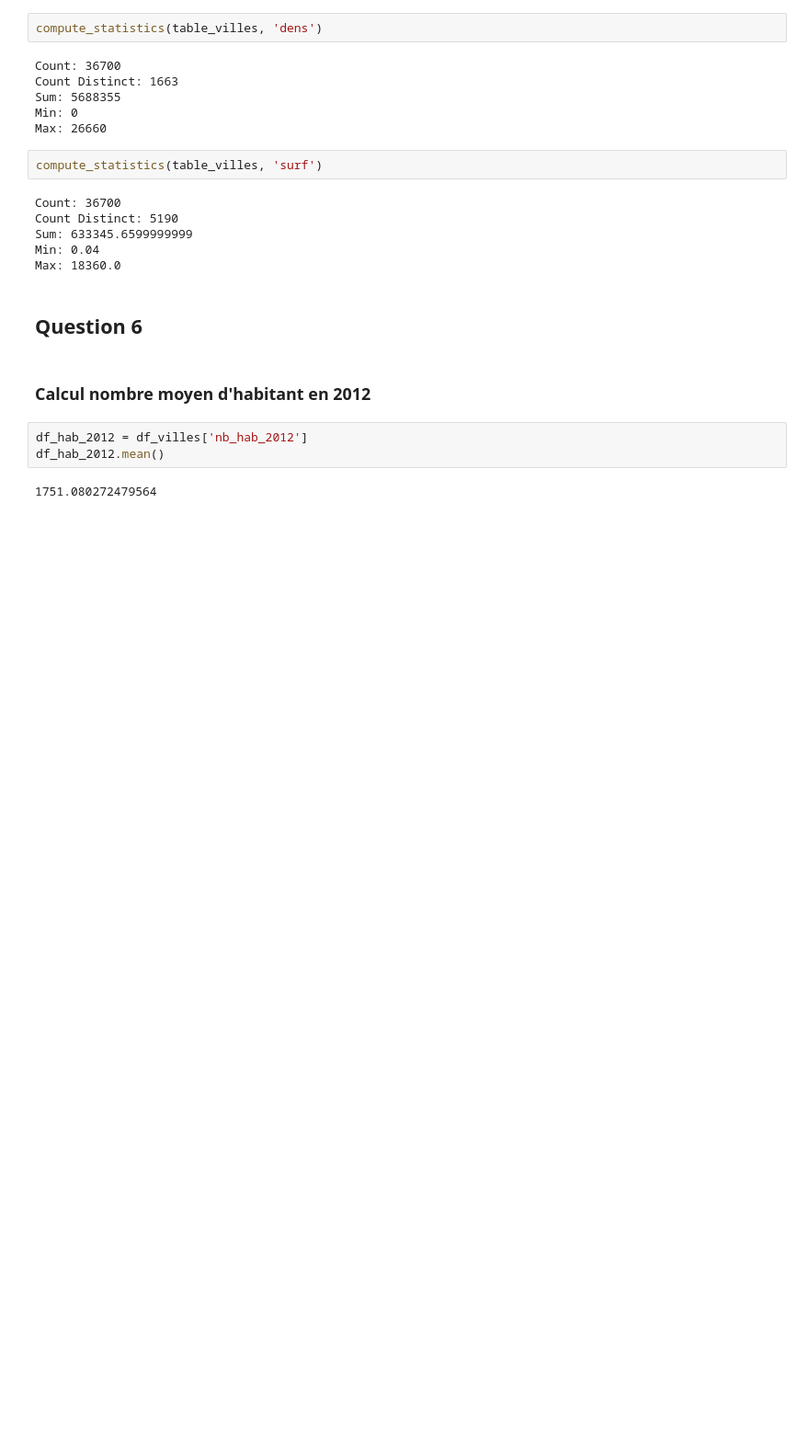
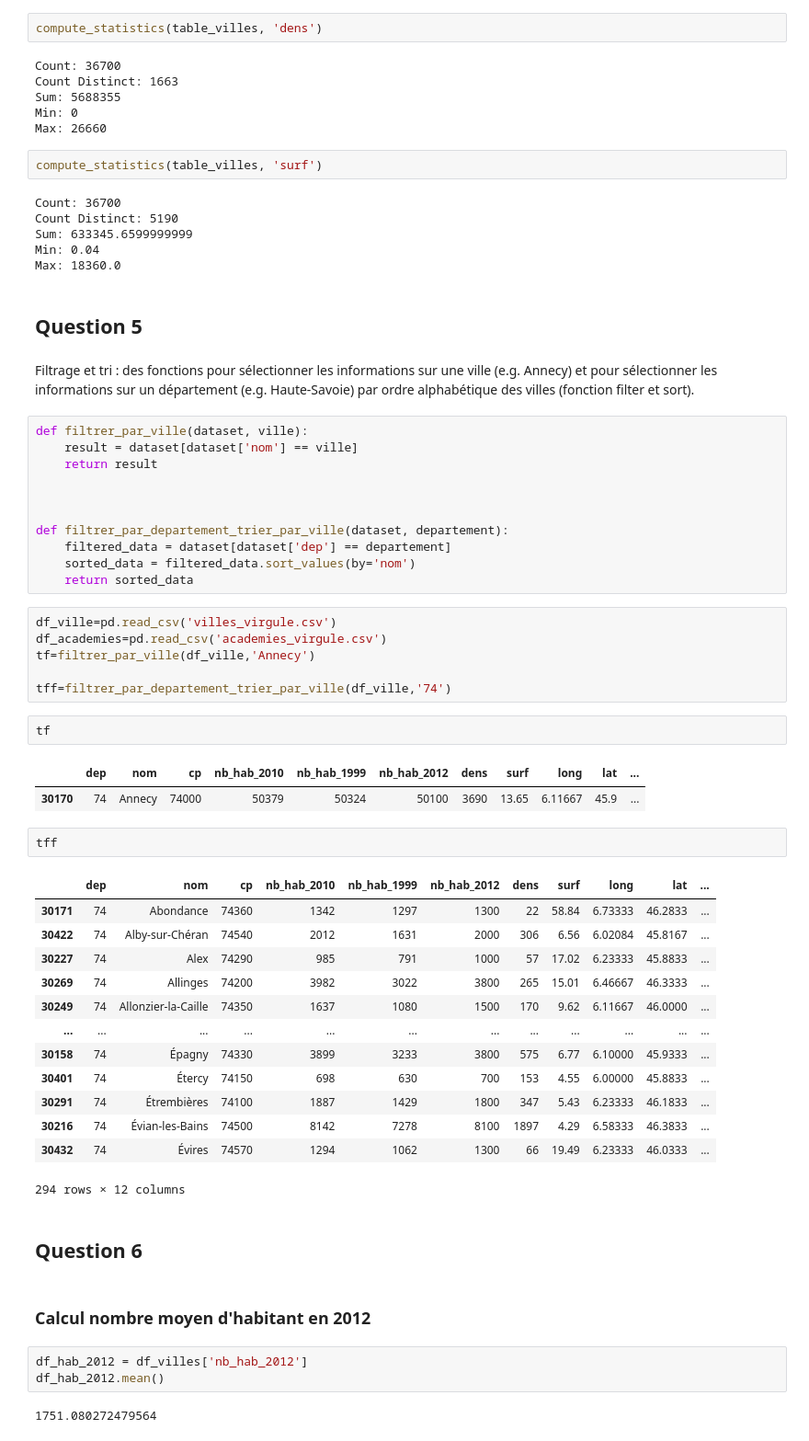
Before and after one commit to loisblin/TPparquet, a Jupyter notebook: parquet.ipynb, the cells around one changed output. Shown: that part at 92% size. Cells and saved outputs as stored; diff of their text form; blank space fills up the shorter version.

```diff
--- a/parquet.ipynb
+++ b/parquet.ipynb
@@ -181,6 +185,48 @@ Count Distinct: 5190
 Sum: 633345.6599999999
 Min: 0.04
 Max: 18360.0
+# %% [markdown]
+## Question 5
+# %% [markdown]
+Filtrage et tri : des fonctions pour sélectionner les informations sur une ville (e.g. Annecy) et pour sélectionner les informations sur un département (e.g. Haute-Savoie) par ordre alphabétique des villes (fonction filter et sort).
+# %%
+def filtrer_par_ville(dataset, ville):
+    result = dataset[dataset['nom'] == ville]
+    return result
+
+
+
+def filtrer_par_departement_trier_par_ville(dataset, departement):
+    filtered_data = dataset[dataset['dep'] == departement]
+    sorted_data = filtered_data.sort_values(by='nom')
+    return sorted_data
+# %%
+df_ville=pd.read_csv('villes_virgule.csv')
+df_academies=pd.read_csv('academies_virgule.csv')
+tf=filtrer_par_ville(df_ville,'Annecy')
+
+tff=filtrer_par_departement_trier_par_ville(df_ville,'74')
+# %%
+tf
+# %% [output]
+|  | dep | nom | cp | nb_hab_2010 | nb_hab_1999 | nb_hab_2012 | dens | surf | long | lat | ... |
+| 30170 | 74 | Annecy | 74000 | 50379 | 50324 | 50100 | 3690 | 13.65 | 6.11667 | 45.9 | ... |
+# %%
+tff
+# %% [output]
+|  | dep | nom | cp | nb_hab_2010 | nb_hab_1999 | nb_hab_2012 | dens | surf | long | lat | ... |
+| 30171 | 74 | Abondance | 74360 | 1342 | 1297 | 1300 | 22 | 58.84 | 6.73333 | 46.2833 | ... |
+| 30422 | 74 | Alby-sur-Chéran | 74540 | 2012 | 1631 | 2000 | 306 | 6.56 | 6.02084 | 45.8167 | ... |
+| 30227 | 74 | Alex | 74290 | 985 | 791 | 1000 | 57 | 17.02 | 6.23333 | 45.8833 | ... |
+| 30269 | 74 | Allinges | 74200 | 3982 | 3022 | 3800 | 265 | 15.01 | 6.46667 | 46.3333 | ... |
+| 30249 | 74 | Allonzier-la-Caille | 74350 | 1637 | 1080 | 1500 | 170 | 9.62 | 6.11667 | 46.0000 | ... |
+| ... | ... | ... | ... | ... | ... | ... | ... | ... | ... | ... | ... |
+| 30158 | 74 | Épagny | 74330 | 3899 | 3233 | 3800 | 575 | 6.77 | 6.10000 | 45.9333 | ... |
+| 30401 | 74 | Étercy | 74150 | 698 | 630 | 700 | 153 | 4.55 | 6.00000 | 45.8833 | ... |
+| 30291 | 74 | Étrembières | 74100 | 1887 | 1429 | 1800 | 347 | 5.43 | 6.23333 | 46.1833 | ... |
+| 30216 | 74 | Évian-les-Bains | 74500 | 8142 | 7278 | 8100 | 1897 | 4.29 | 6.58333 | 46.3833 | ... |
+| 30432 | 74 | Évires | 74570 | 1294 | 1062 | 1300 | 66 | 19.49 | 6.23333 | 46.0333 | ... |
+294 rows × 12 columns
 # %% [markdown]
 ## Question 6
 # %% [markdown]
```
Also changed, not shown: parts of 16 cells of this notebook.
